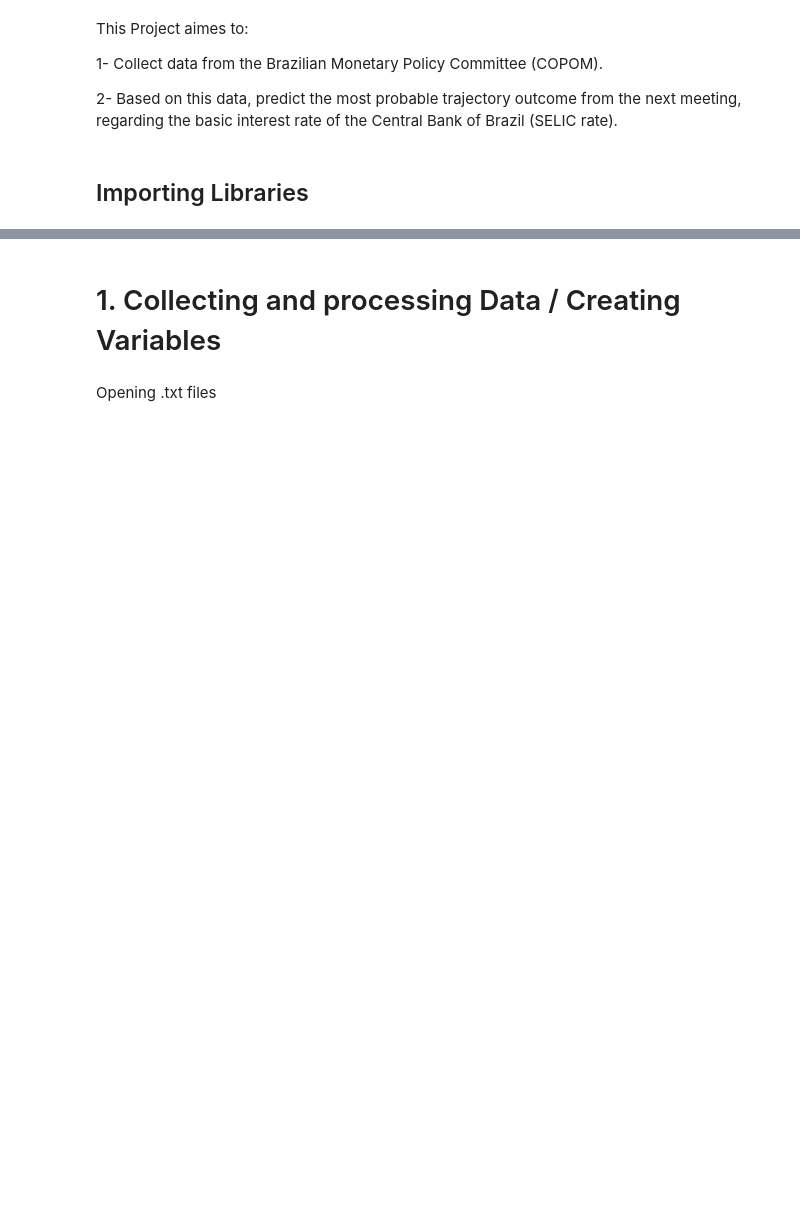
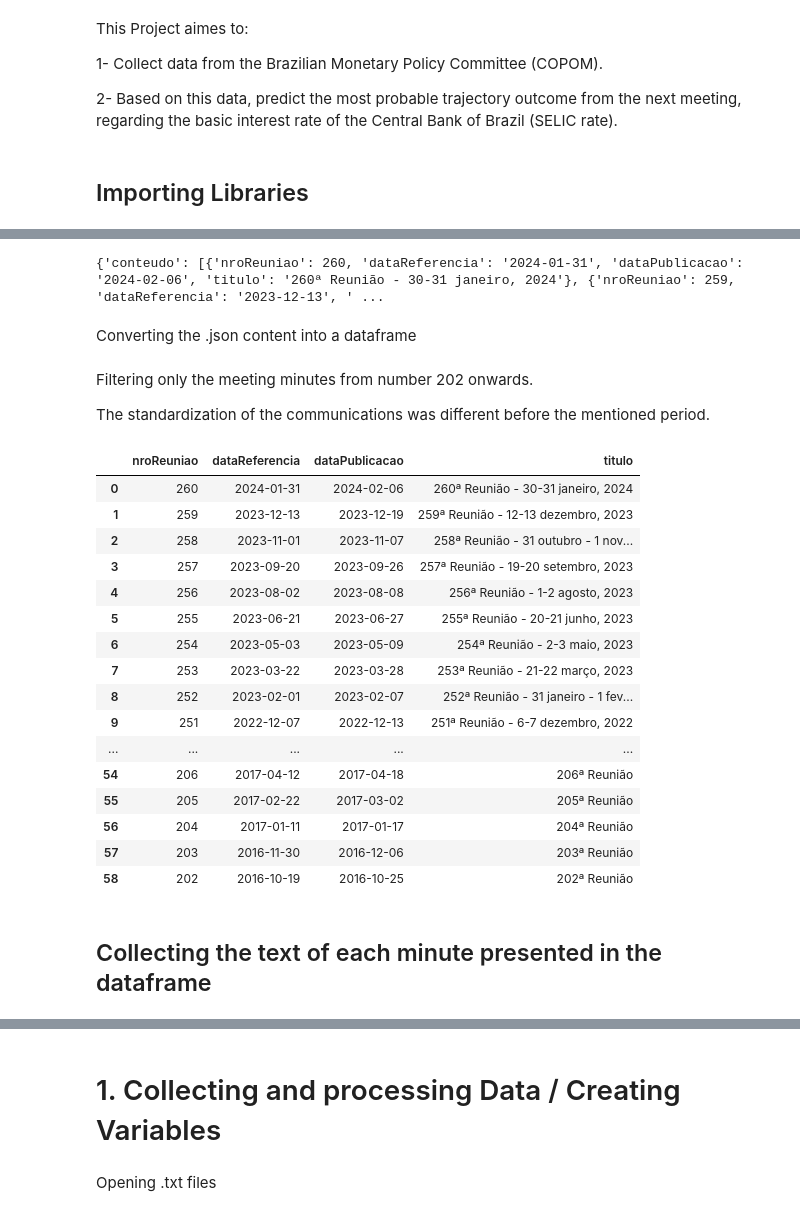
Before and after one commit to LVBruno/NLP-Brazil_Central_Bank_Interest_Rate_SELIC, a Jupyter notebook: NLP-Selic_Rate_predict(production).ipynb, the cells around one changed output, grey strips where cells are left out. Saved outputs shown, nothing was run; the diff lists cells and outputs as text; code cells hidden in the pictures; blank space fills up the shorter version.

```diff
--- a/NLP-Selic_Rate_predict(production).ipynb
+++ b/NLP-Selic_Rate_predict(production).ipynb
@@ -35,0 +41,42 @@ import matplotlib.pyplot as plt
+# %%
+# Using 1000 to ensure all available data is being collected
+url = 'https://www.bcb.gov.br/api/servico/sitebcb/copom/atas?quantidade=1000'
+# %%
+with urllib.request.urlopen(url) as url:
+    data = json.load(url)
+    print(data)
+# %% [output]
+{'conteudo': [{'nroReuniao': 260, 'dataReferencia': '2024-01-31', 'dataPublicacao': '2024-02-06', 'titulo': '260ª Reunião - 30-31 janeiro, 2024'}, {'nroReuniao': 259, 'dataReferencia': '2023-12-13', ' ...
+# %% [markdown]
+Converting the .json content into a dataframe
+# %%
+df_aux = pd.DataFrame(data['conteudo'])
+# %% [markdown]
+Filtering only the meeting minutes from number 202 onwards.
+
+The standardization of the communications was different before the mentioned period.
+# %%
+index_202 = df_aux[df_aux['nroReuniao'] == 202].index[0]
+df_aux = df_aux.loc[:index_202]
+# %%
+df_aux
+# %% [output]
+|  | nroReuniao | dataReferencia | dataPublicacao | titulo |
+| 0 | 260 | 2024-01-31 | 2024-02-06 | 260ª Reunião - 30-31 janeiro, 2024 |
+| 1 | 259 | 2023-12-13 | 2023-12-19 | 259ª Reunião - 12-13 dezembro, 2023 |
+| 2 | 258 | 2023-11-01 | 2023-11-07 | 258ª Reunião - 31 outubro - 1 nov... |
+| 3 | 257 | 2023-09-20 | 2023-09-26 | 257ª Reunião - 19-20 setembro, 2023 |
+| 4 | 256 | 2023-08-02 | 2023-08-08 | 256ª Reunião - 1-2 agosto, 2023 |
+| 5 | 255 | 2023-06-21 | 2023-06-27 | 255ª Reunião - 20-21 junho, 2023 |
+| 6 | 254 | 2023-05-03 | 2023-05-09 | 254ª Reunião - 2-3 maio, 2023 |
+| 7 | 253 | 2023-03-22 | 2023-03-28 | 253ª Reunião - 21-22 março, 2023 |
+| 8 | 252 | 2023-02-01 | 2023-02-07 | 252ª Reunião - 31 janeiro - 1 fev... |
+| 9 | 251 | 2022-12-07 | 2022-12-13 | 251ª Reunião - 6-7 dezembro, 2022 |
+| ... | ... | ... | ... | ... |
+| 54 | 206 | 2017-04-12 | 2017-04-18 | 206ª Reunião |
+| 55 | 205 | 2017-02-22 | 2017-03-02 | 205ª Reunião |
+| 56 | 204 | 2017-01-11 | 2017-01-17 | 204ª Reunião |
+| 57 | 203 | 2016-11-30 | 2016-12-06 | 203ª Reunião |
+| 58 | 202 | 2016-10-19 | 2016-10-25 | 202ª Reunião |
+# %% [markdown]
+## Collecting the text of each minute presented in the dataframe
```
Also changed, not shown: parts of 21 cells of this notebook, 3 other files.
